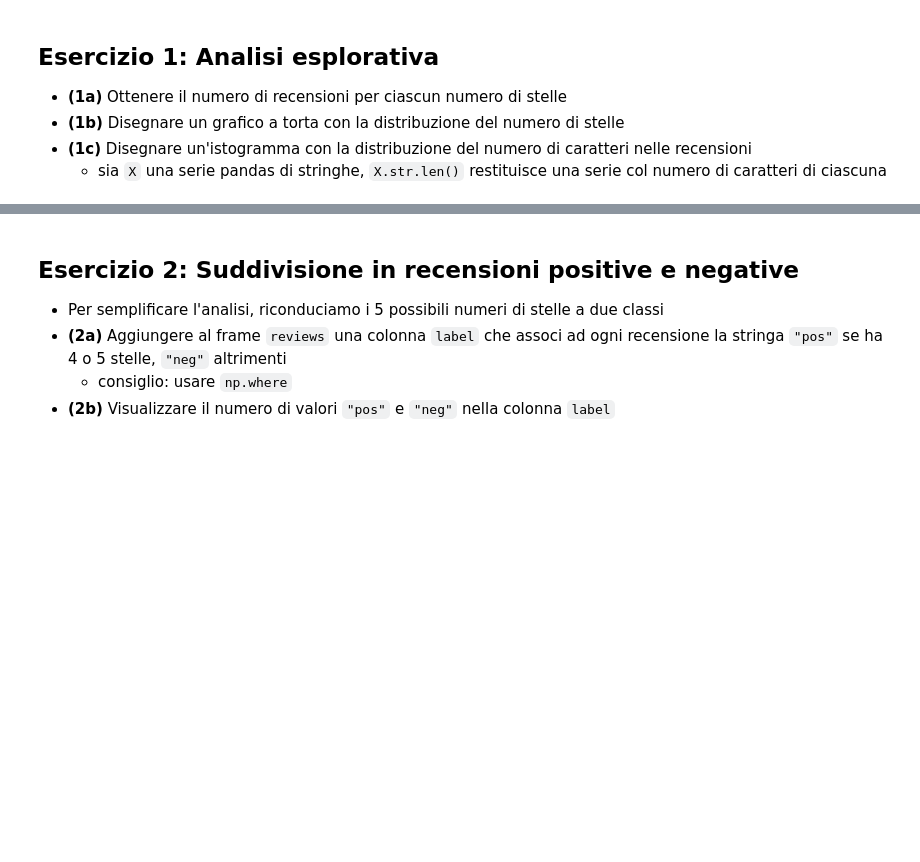
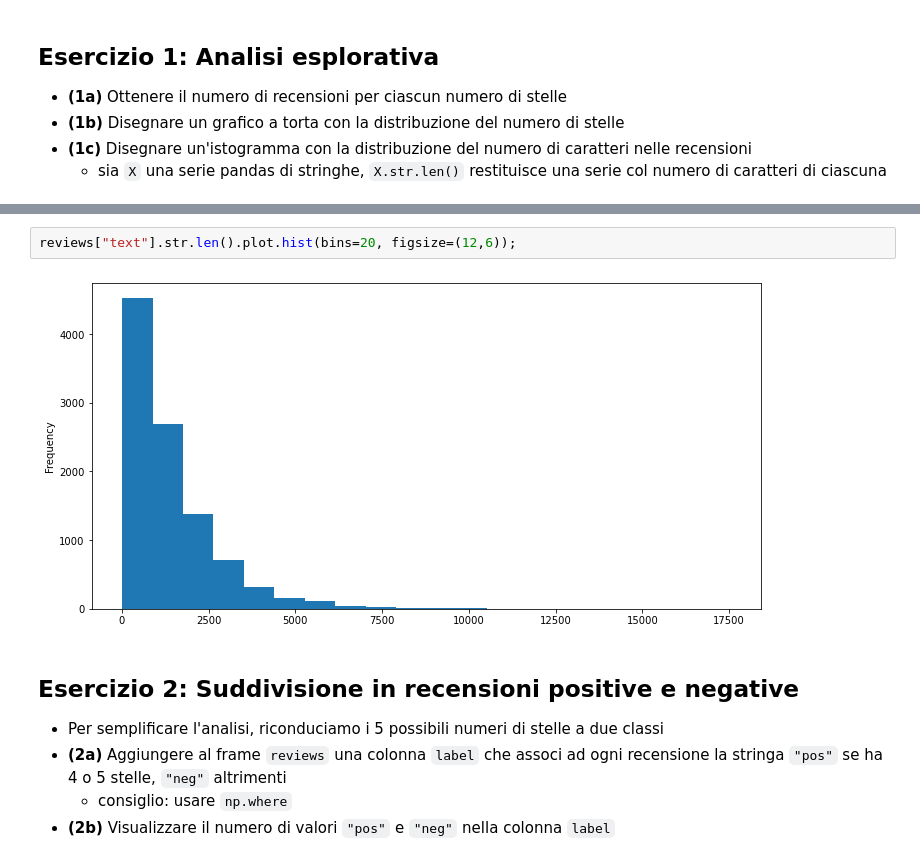
Before and after one commit to FedericoCampanozzi/Uni_Courses_Python, a Jupyter notebook: DataIntensive/14.IntroduzioneNLP/NLP.ipynb, the cells around one changed output, grey strips where cells are left out. Saved outputs shown, nothing was run; the diff lists cells and outputs as text; blank space fills up the shorter version.

```diff
--- a/DataIntensive/14.IntroduzioneNLP/NLP.ipynb
+++ b/DataIntensive/14.IntroduzioneNLP/NLP.ipynb
@@ -209,3 +222,7 @@ reviews.tail(7)
+# %%
+reviews["text"].str.len().plot.hist(bins=20, figsize=(12,6));
+# %% [output]
+[figure, added]
 # %% [markdown]
 ## Esercizio 2: Suddivisione in recensioni positive e negative
 
```
Also changed, not shown: parts of 39 cells of this notebook, 2 other files.
